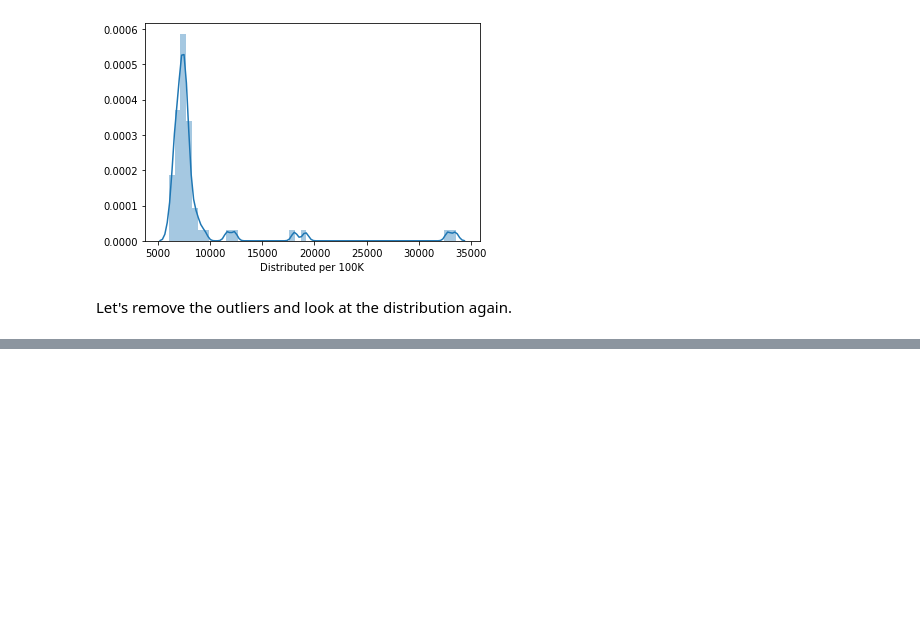
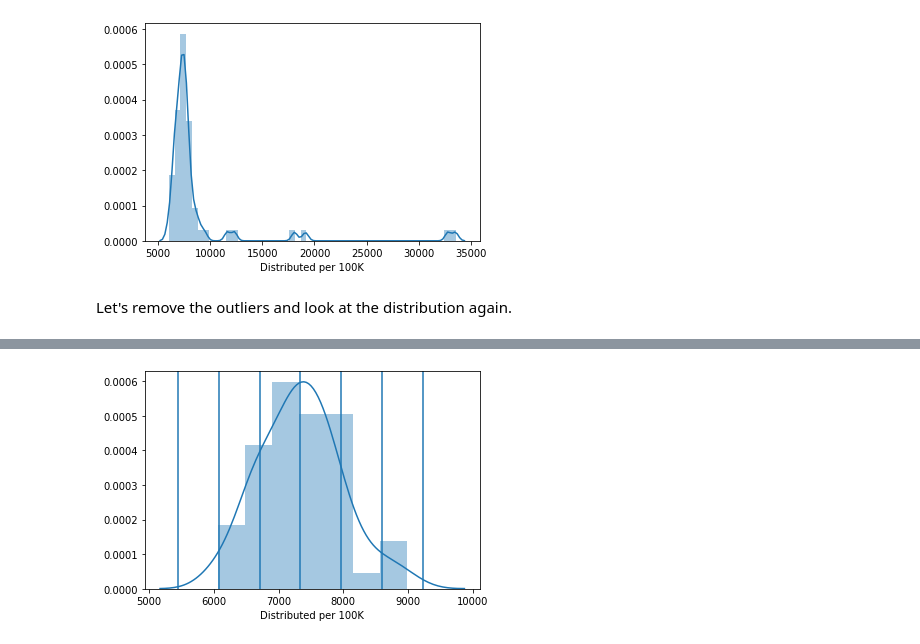
Before and after one commit to JessicaFB/Bodo-Covid, a Jupyter notebook: Covid-questions.ipynb, the cells around one changed output, grey strips where cells are left out. Drawn from its saved outputs; the diff is of its cells as text; code cells hidden in the pictures; blank space fills up the shorter version.

Commit message:
Completed second question plot.

```diff
--- a/Covid-questions.ipynb
+++ b/Covid-questions.ipynb
@@ -364,0 +366,3 @@ KeyError: "['Federated States of Micronesia' 'Guam' 'Marshall Islands' 'Alaska'\
+# %%
+# Drop specified outliers: US Territories + Alaska
+distribution_us = distribution.drop([13,15,28,0,3,32,49])
@@ -364,0 +381,9 @@ KeyError: "['Federated States of Micronesia' 'Guam' 'Marshall Islands' 'Alaska'\
+# %%
+# Plot distribution
+sns.distplot(distribution_us['Distributed per 100K']);
+# Add standard d
+xcoords = [(7339.0-(3*630)),(7339.0-(2*630)),(7339.0-(1*630)), 7339.0,(7339.0+(1*630)),(7339.0+(2*630)),(7339.0+(3*630))]
+for xc in xcoords:
+    plt.axvline(x=xc)
+# %% [output]
+[figure, added]
```
Also changed, not shown: parts of 4 cells of this notebook.
